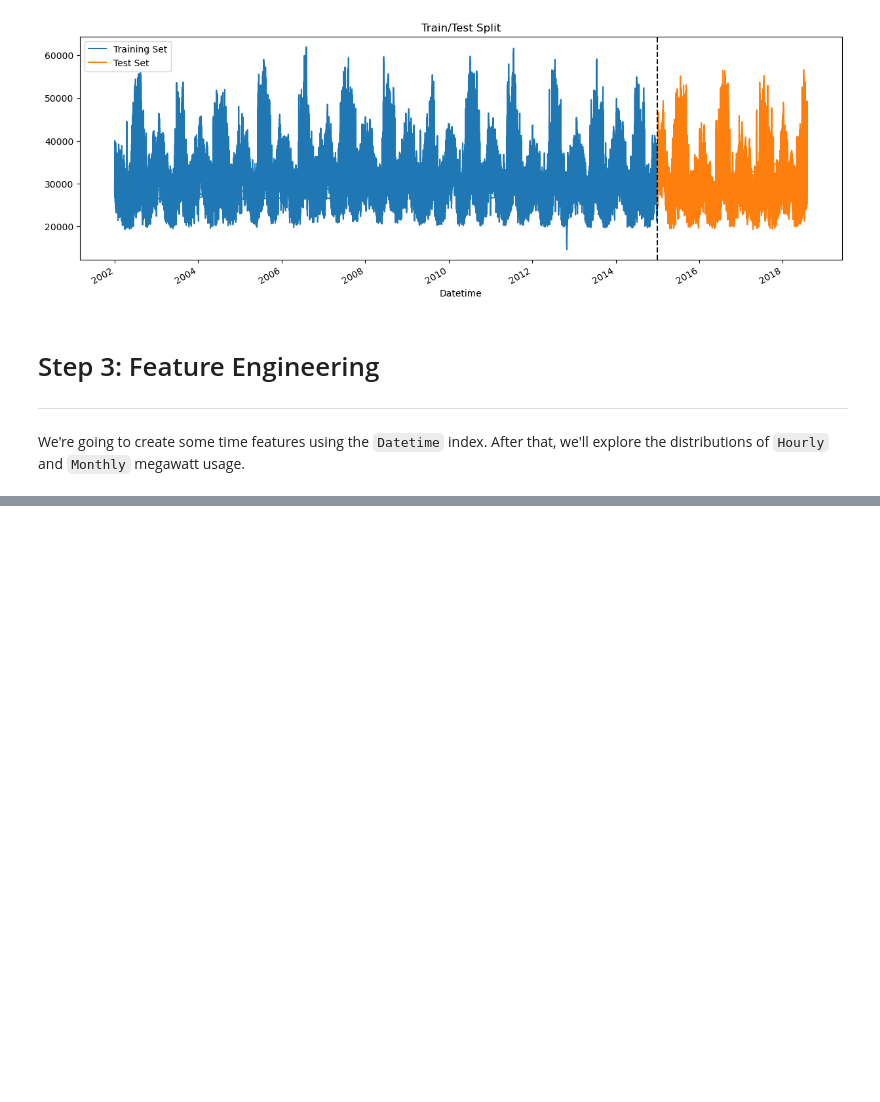
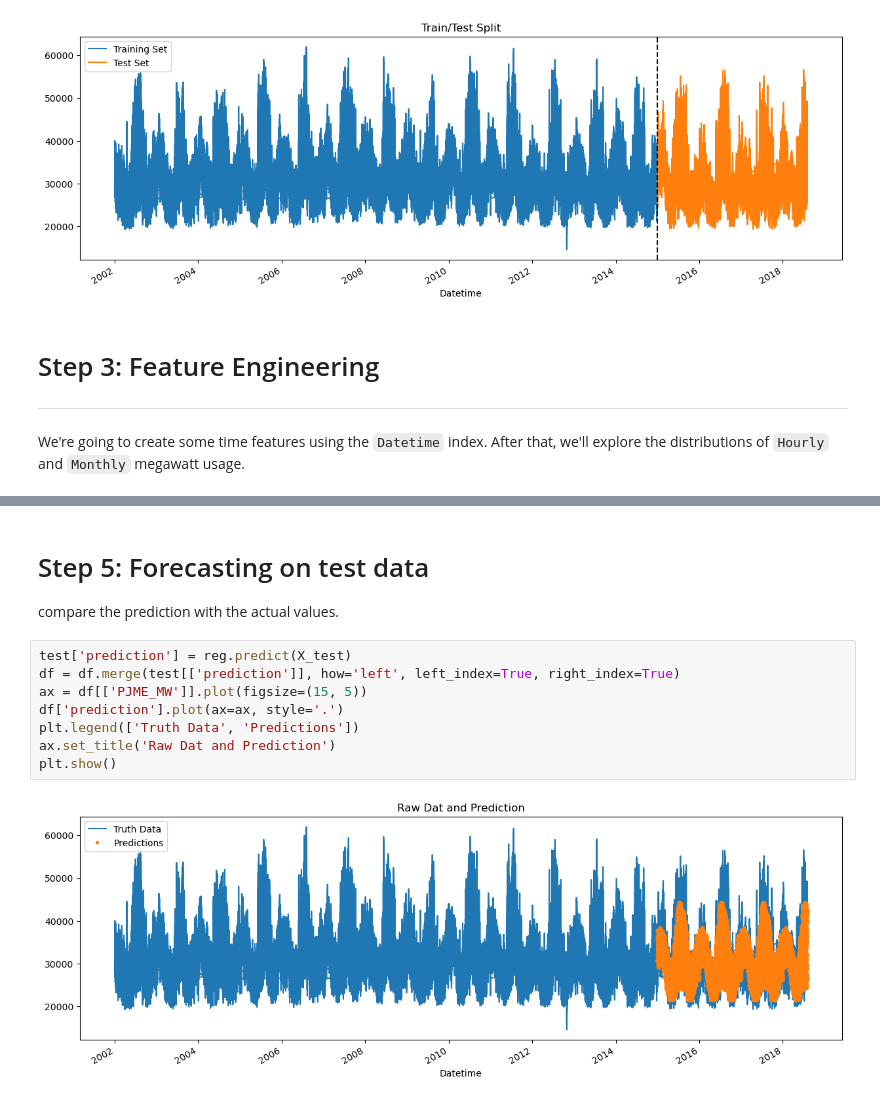
Before and after one commit to codeniharika/EnergyPulse-Forecast, a Jupyter notebook: main.ipynb, the cells around one changed output, grey strips where cells are left out. Drawn from its saved outputs; the diff is of its cells as text; blank space fills up the shorter version.

```diff
--- a/main.ipynb
+++ b/main.ipynb
@@ -103,0 +170,13 @@ KeyError: 'month'
+# %% [markdown]
+# Step 5: Forecasting on test data
+compare the prediction with the actual values.
+# %%
+test['prediction'] = reg.predict(X_test)
+df = df.merge(test[['prediction']], how='left', left_index=True, right_index=True)
+ax = df[['PJME_MW']].plot(figsize=(15, 5))
+df['prediction'].plot(ax=ax, style='.')
+plt.legend(['Truth Data', 'Predictions'])
+ax.set_title('Raw Dat and Prediction')
+plt.show()
+# %% [output]
+[figure, added]
```
Also changed, not shown: parts of 12 cells of this notebook.
